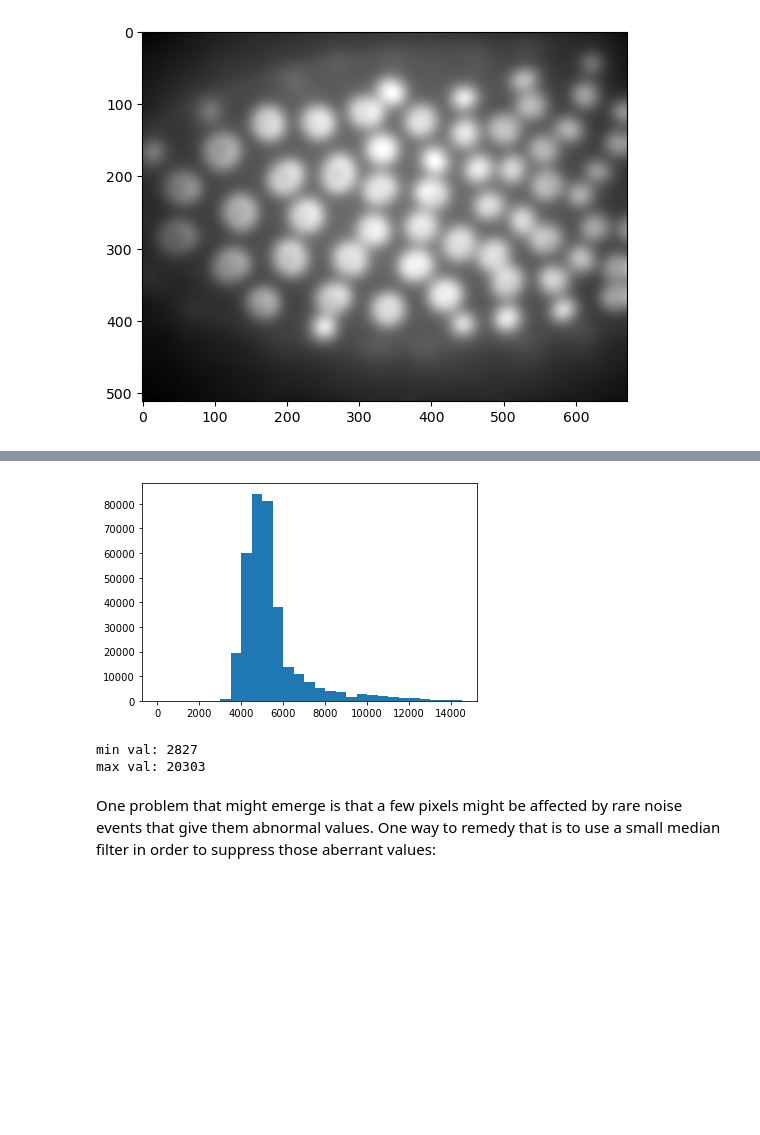
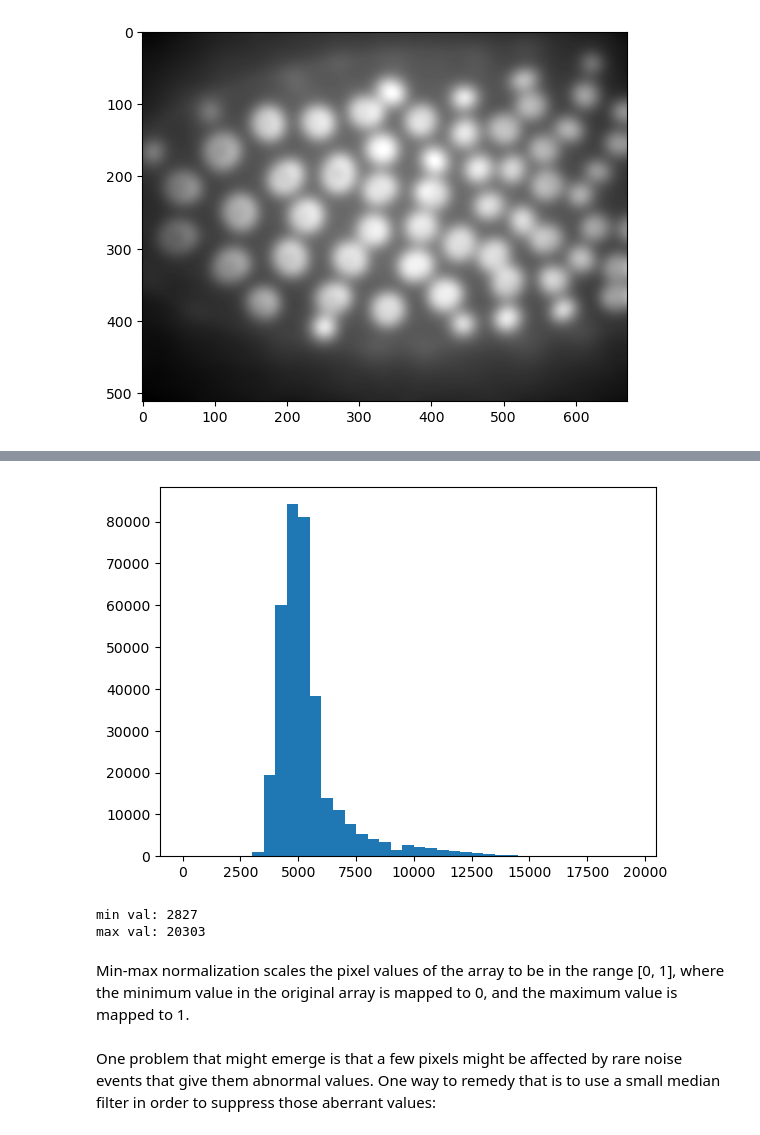
Before and after one commit to guiwitz/neubias_academy_biapy, a Jupyter notebook: 05-Filtering_thresholding.ipynb, the cells around one changed output, grey strips where cells are left out. Cells and saved outputs as stored; diff of their text form; code cells hidden in the pictures; blank space fills up the shorter version.

Commit message:
Updated 5.2 Intensity re-scaling (normalization)

```diff
--- a/05-Filtering_thresholding.ipynb
+++ b/05-Filtering_thresholding.ipynb
@@ -140,12 +147,14 @@ np.ravel(image).shape
 # %%
-plt.hist(np.ravel(image), bins = np.arange(0,15000,500))
+plt.hist(np.ravel(image), bins = np.arange(0,20000,500))
 plt.show()
 print("min val: "+ str(np.min(image)))
 print("max val: "+ str(np.max(image)))
 # %% [output]
-[figure, old version]
+[figure, new version]
 min val: 2827
 max val: 20303
+# %% [markdown]
+Min-max normalization scales the pixel values of the array to be in the range [0, 1], where the minimum value in the original array is mapped to 0, and the maximum value is mapped to 1.
 # %%
 image_minmax = (image-image.min())/(image.max()-image.min())
 image_minmax[image_minmax>1] = 1
```
Also changed, not shown: parts of 12 cells of this notebook.
